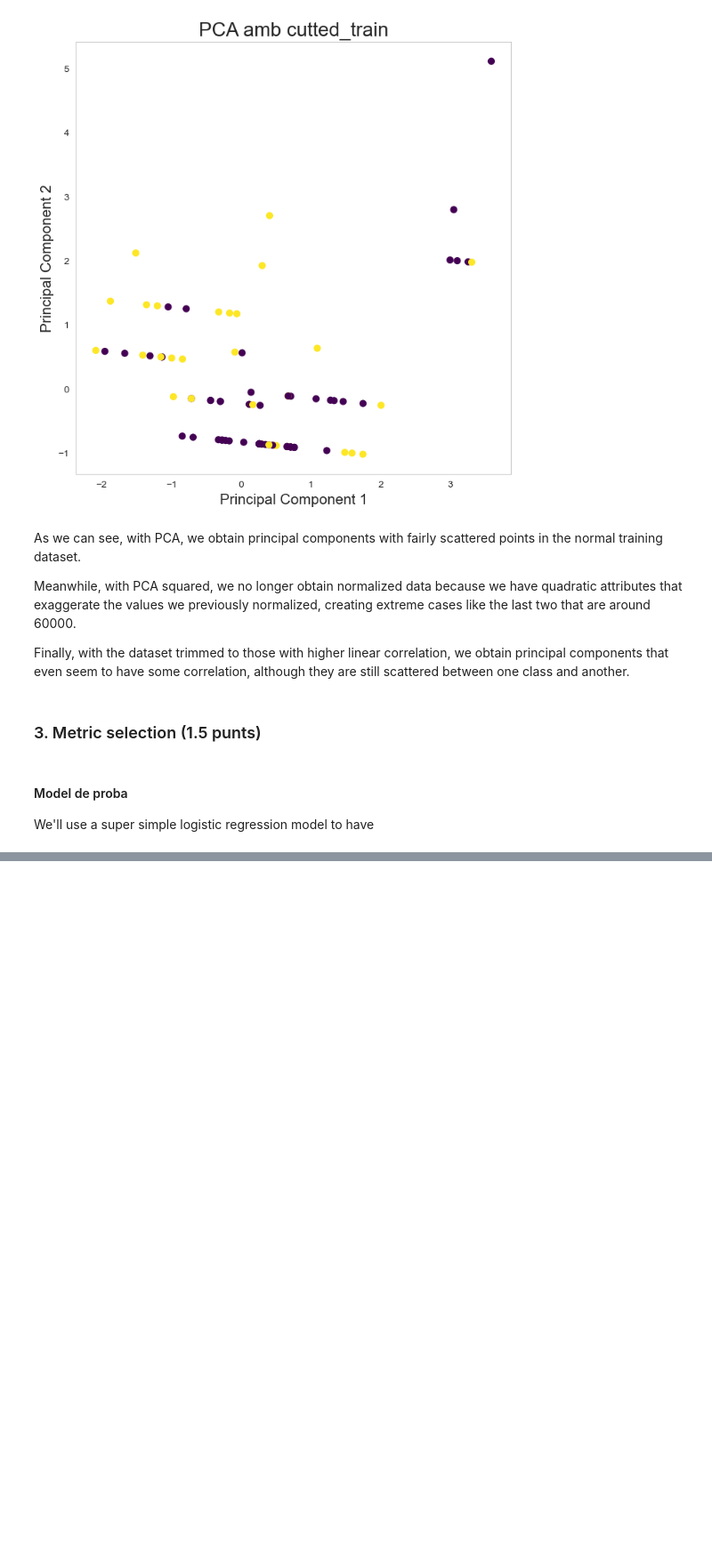
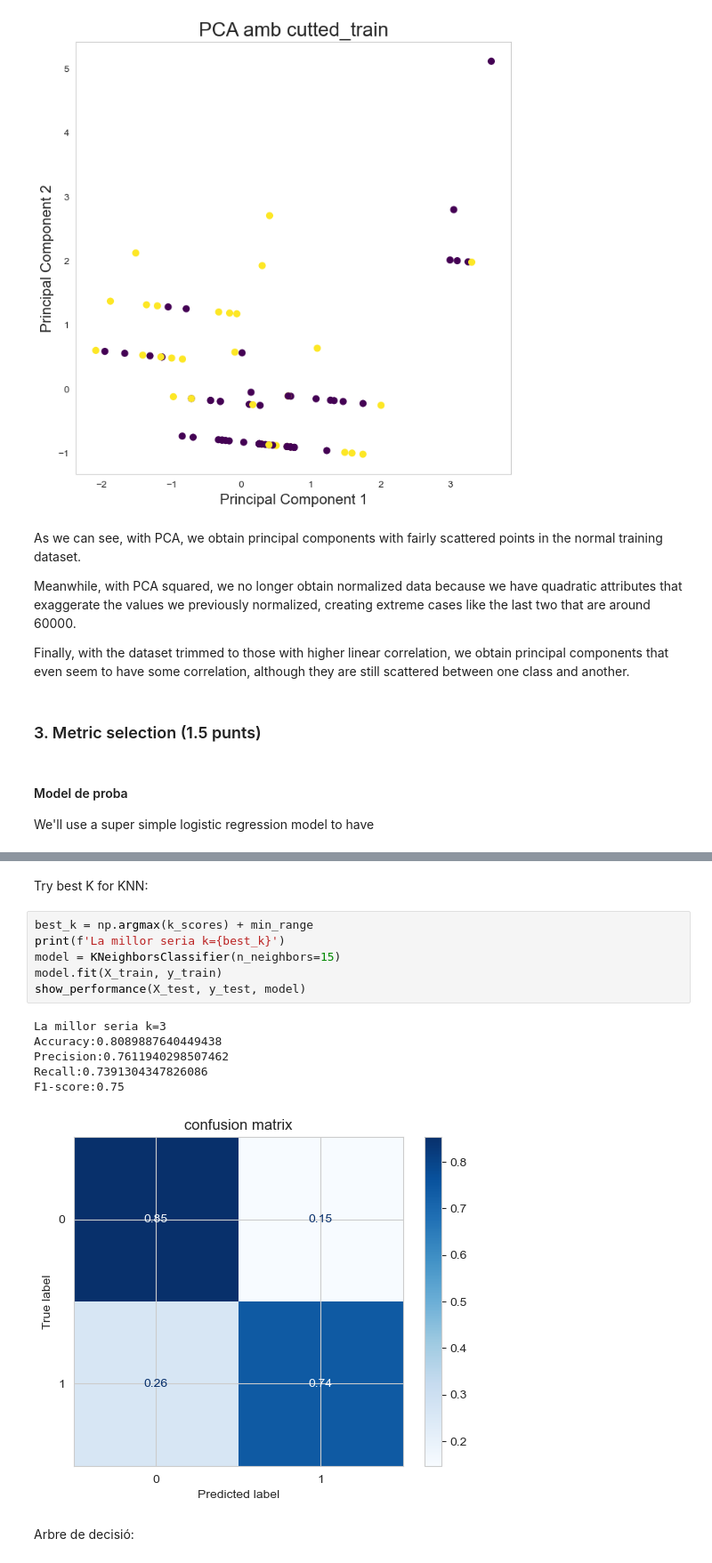
Before and after one commit to YssfDevOps/Titanic-Kaggle-Prediction-Project, a Jupyter notebook: EntregaPractica.ipynb, the cells around one changed output, grey strips where cells are left out. Shown at 89% size. Cells and saved outputs as stored; diff of their text form; blank space fills up the shorter version.

```diff
--- a/EntregaPractica.ipynb
+++ b/EntregaPractica.ipynb
@@ -428,0 +557,17 @@ LogisticRegression()
+# %% [markdown]
+Try best K for KNN:
+# %%
+best_k = np.argmax(k_scores) + min_range
+print(f'La millor seria k={best_k}')
+model = KNeighborsClassifier(n_neighbors=15)
+model.fit(X_train, y_train)
+show_performance(X_test, y_test, model)
+# %% [output]
+La millor seria k=3
+Accuracy:0.8089887640449438
+Precision:0.7611940298507462
+Recall:0.7391304347826086
+F1-score:0.75
+[figure, added]
+# %% [markdown]
+Arbre de decisió:
```
Also changed, not shown: parts of 18 cells of this notebook.
